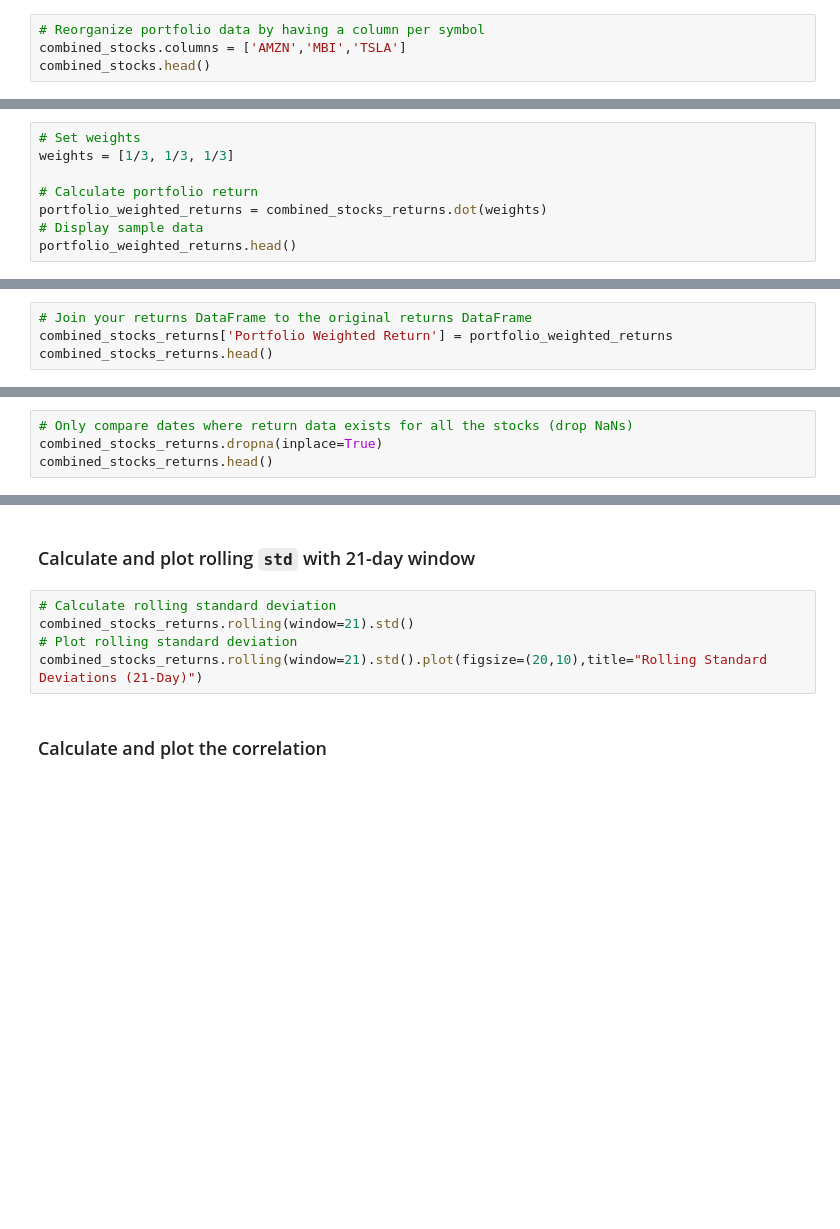
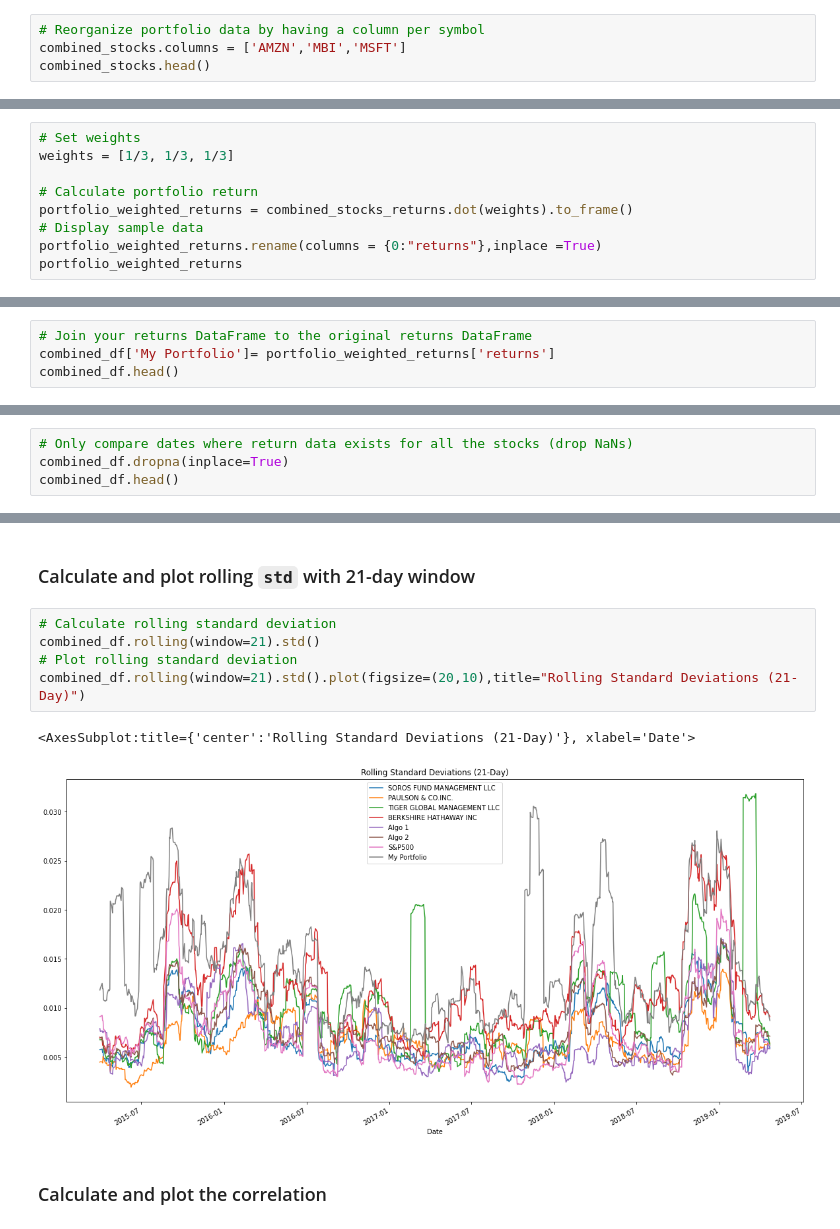
Before and after one commit to JDY320/04-pandas_homework, a Jupyter notebook: whale_analysis.ipynb, the cells around one changed output, grey strips where cells are left out. Drawn from its saved outputs; the diff is of its cells as text; blank space fills up the shorter version.

```diff
--- a/whale_analysis.ipynb
+++ b/whale_analysis.ipynb
@@ -443,5 +507,5 @@ combined_stocks
 # This was done in steps above
 # %%
 # Reorganize portfolio data by having a column per symbol
-combined_stocks.columns = ['AMZN','MBI','TSLA']
+combined_stocks.columns = ['AMZN','MBI','MSFT']
 combined_stocks.head()
@@ -459,6 +537,7 @@ combined_stocks_returns.head()
 weights = [1/3, 1/3, 1/3]
 
 # Calculate portfolio return
-portfolio_weighted_returns = combined_stocks_returns.dot(weights)
+portfolio_weighted_returns = combined_stocks_returns.dot(weights).to_frame()
 # Display sample data
-portfolio_weighted_returns.head()
+portfolio_weighted_returns.rename(columns = {0:"returns"},inplace =True)
+portfolio_weighted_returns
@@ -466,5 +559,5 @@ portfolio_weighted_returns.head()
 ## Join your portfolio returns to the DataFrame that contains all of the portfolio returns
 # %%
 # Join your returns DataFrame to the original returns DataFrame
-combined_stocks_returns['Portfolio Weighted Return'] = portfolio_weighted_returns
-combined_stocks_returns.head()
+combined_df['My Portfolio']= portfolio_weighted_returns['returns']
+combined_df.head()
@@ -471,4 +572,4 @@ combined_stocks_returns.head()
 # %%
 # Only compare dates where return data exists for all the stocks (drop NaNs)
-combined_stocks_returns.dropna(inplace=True)
-combined_stocks_returns.head()
+combined_df.dropna(inplace=True)
+combined_df.head()
@@ -484,9 +603,12 @@ portfolio_std
 ### Calculate and plot rolling `std` with 21-day window
 # %%
 # Calculate rolling standard deviation
-combined_stocks_returns.rolling(window=21).std()
+combined_df.rolling(window=21).std()
 # Plot rolling standard deviation
-combined_stocks_returns.rolling(window=21).std().plot(figsize=(20,10),title="Rolling Standard Deviations (21-Day)")
+combined_df.rolling(window=21).std().plot(figsize=(20,10),title="Rolling Standard Deviations (21-Day)")
+# %% [output]
+<AxesSubplot:title={'center':'Rolling Standard Deviations (21-Day)'}, xlabel='Date'>
+[figure, added]
 # %% [markdown]
 ### Calculate and plot the correlation
 # %%
```
Also changed, not shown: parts of 23 cells of this notebook, 5 other files.
